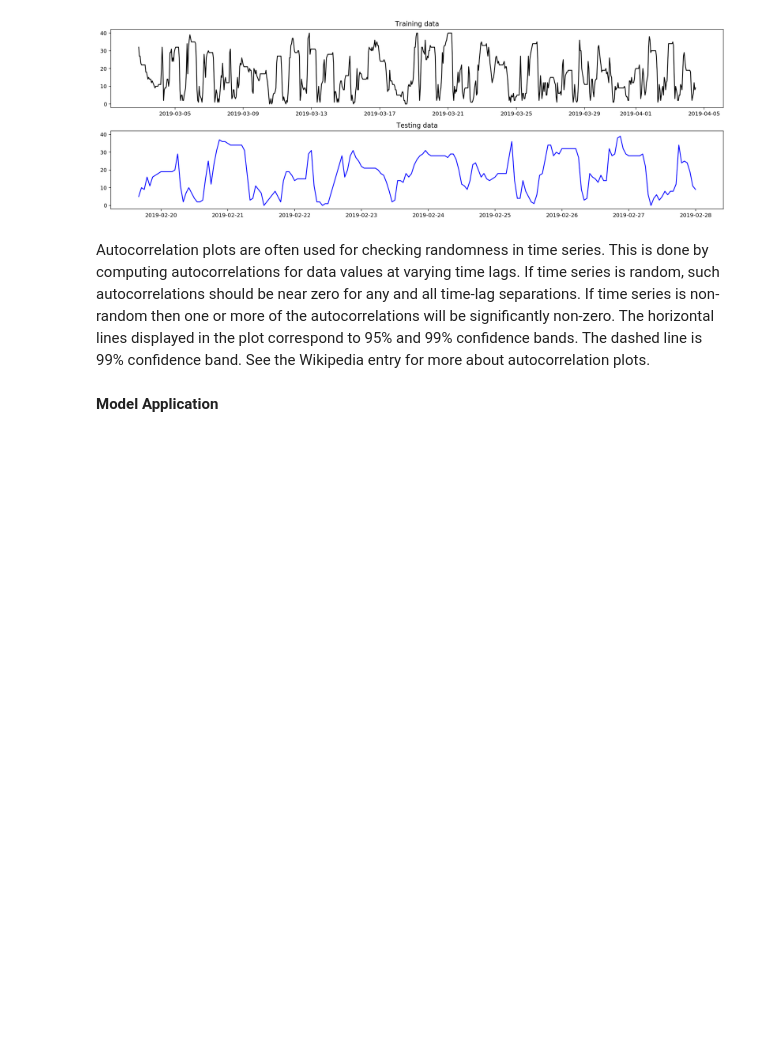
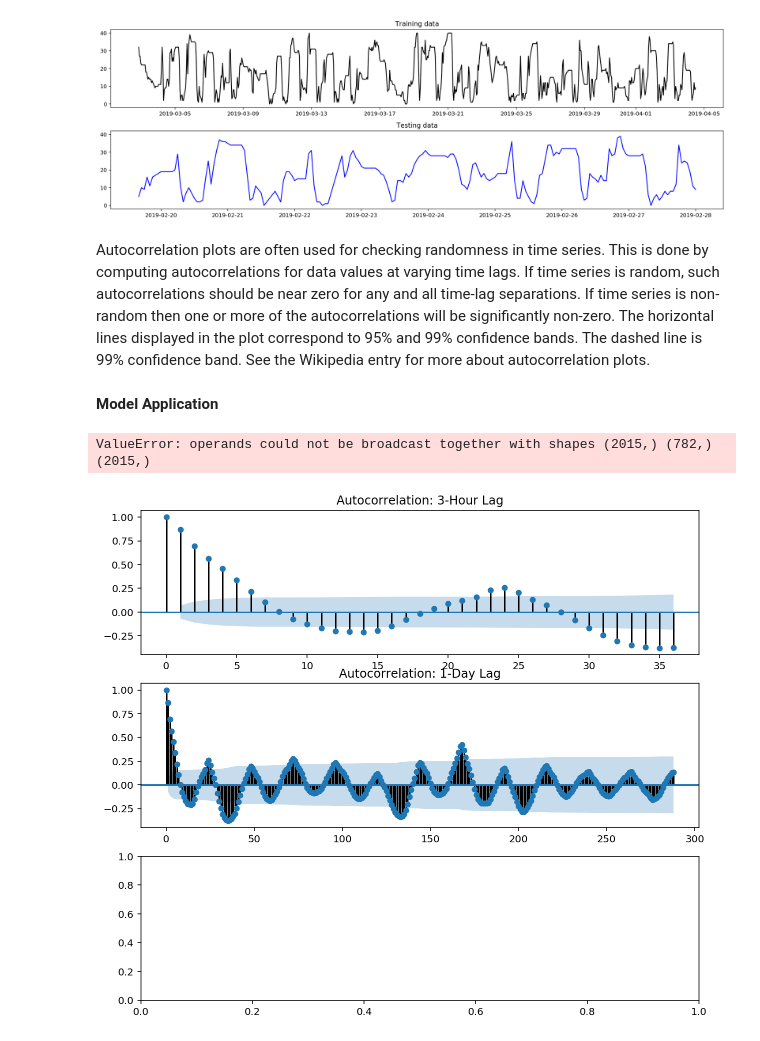
Before and after one commit to seprojectgroup19/main, a Jupyter notebook: model/Model-ARIMA.ipynb, the cells around one changed output. Saved outputs shown, nothing was run; the diff lists cells and outputs as text; code cells hidden in the pictures; blank space fills up the shorter version.

Commit message:
added autocorrelation function (maybe remove later)

```diff
--- a/model/Model-ARIMA.ipynb
+++ b/model/Model-ARIMA.ipynb
@@ -101,3 +101,34 @@ plt.xticks(rotation = 25)
 # %%
 residuals.plot(kind='kde')
 print(residuals.describe())
+# %%
+import statsmodels.tsa.api as smt
+
+
+def plot_multi_acf(data, lags, titles, ylim=None, partial=False):
+    num_plots = len(lags)
+    fig, ax = plt.subplots(len(lags), 1, figsize=(10, 3 * num_plots));
+    if num_plots == 1:
+        ax = [ax]
+    acf_func = smt.graphics.plot_pacf if partial else smt.graphics.plot_acf
+    for idx, (lag, title) in enumerate(zip(lags, titles)):
+        fig = acf_func(data, lags=lag, ax=ax[idx], title=title);
+        if ylim is not None:
+            ax[idx].set_ylim(ylim);
+
+    fig.tight_layout();
+
+period_minutes = 5
+samples_per_hour = int(60 / period_minutes)
+samples_per_day = int(24 * samples_per_hour)
+samples_per_week = int(7 * samples_per_day)
+
+lags = [3 * samples_per_hour, samples_per_day, samples_per_week]
+titles= ['Autocorrelation: 3-Hour Lag',
+         'Autocorrelation: 1-Day Lag',
+         'Autocorrelation: 1-Week Lag']
+
+plot_multi_acf(bikes, lags, titles)
+# %% [output]
+ValueError: operands could not be broadcast together with shapes (2015,) (782,) (2015,)
+[figure, added]
```
Also changed, not shown: parts of 3 cells of this notebook.
